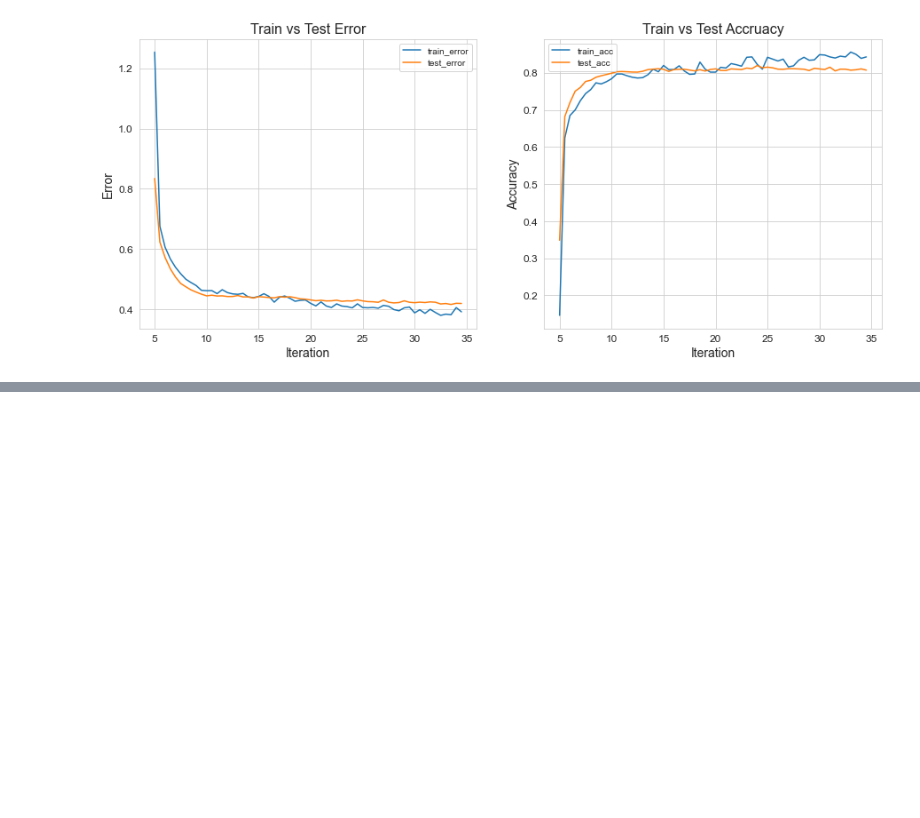
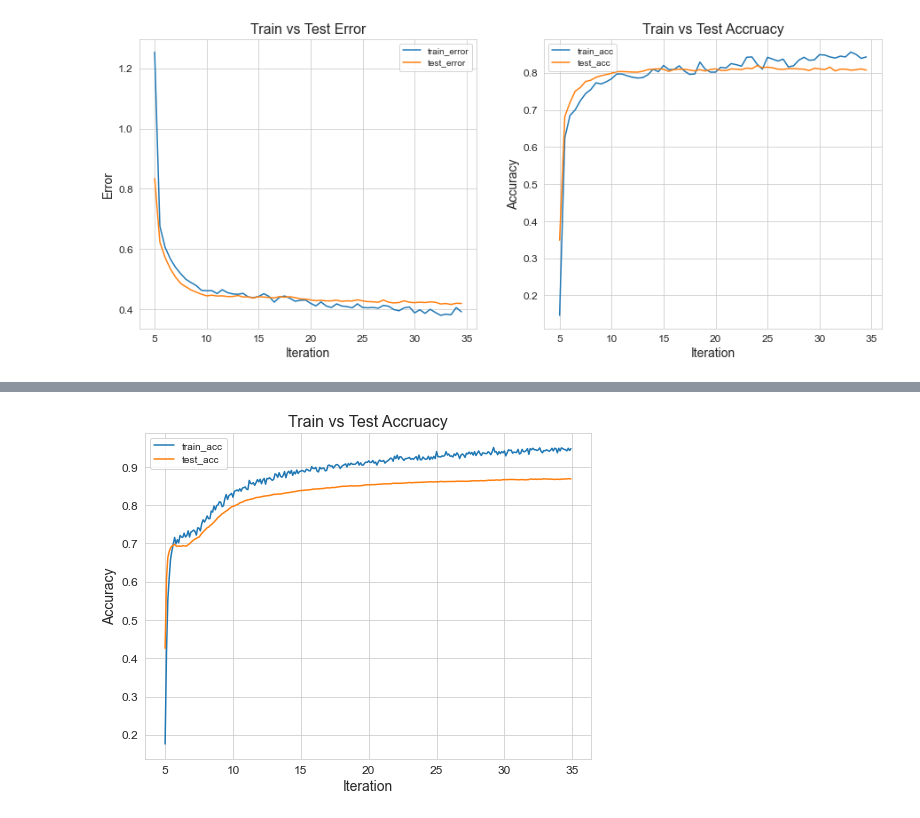
Before and after one commit to AnirbanDatta87/Python, a Jupyter notebook: Concepts/M13 - DL/13.2 ANN - Generalized Gradient Descent.ipynb, the cells around one changed output, grey strips where cells are left out. Cells and saved outputs as stored; diff of their text form; code cells hidden in the pictures; blank space fills up the shorter version.

```diff
--- a/Concepts/M13 - DL/13.2 ANN - Generalized Gradient Descent.ipynb
+++ b/Concepts/M13 - DL/13.2 ANN - Generalized Gradient Descent.ipynb
@@ -516,0 +514,87 @@ plt.show()
+# %%
+from keras.datasets import mnist
+
+(x_train, y_train), (x_test, y_test) = mnist.load_data()
+
+images, labels = (x_train[0:1000].reshape(1000,28*28) / 255, y_train[0:1000])
+
+one_hot_labels = np.zeros((len(labels),10))
+for i,l in enumerate(labels):
+    one_hot_labels[i][l] = 1
+labels = one_hot_labels
+
+test_images = x_test.reshape(len(x_test),28*28) / 255
+test_labels = np.zeros((len(y_test),10))
+for i,l in enumerate(y_test):
+    test_labels[i][l] = 1
+
+def tanh(x):
+    return np.tanh(x)
+
+def tanh2deriv(output):
+    return 1 - (output ** 2)
+
+def softmax(x):
+    temp = np.exp(x)
+    return temp / np.sum(temp, axis=1, keepdims=True)
+
+alpha, iterations, hidden_size = (2, 300, 100)
+pixels_per_image, num_labels = (784, 10)
+batch_size = 100
+
+weights_0_1 = 0.02*np.random.random((pixels_per_image,hidden_size))-0.01
+weights_1_2 = 0.2*np.random.random((hidden_size,num_labels)) - 0.1
+
+train_acc_lst, test_acc_lst = [], []
+
+for j in range(iterations):
+    correct_cnt = 0
+    for i in range(int(len(images) / batch_size)):
+        batch_start, batch_end=((i * batch_size),((i+1)*batch_size))
+        layer_0 = images[batch_start:batch_end]
+        layer_1 = tanh(np.dot(layer_0,weights_0_1))
+        dropout_mask = np.random.randint(2,size=layer_1.shape)
+        layer_1 *= dropout_mask * 2
+        layer_2 = softmax(np.dot(layer_1,weights_1_2))
+
+        for k in range(batch_size):
+            correct_cnt += int(np.argmax(layer_2[k:k+1]) == np.argmax(labels[batch_start+k:batch_start+k+1]))
+
+        layer_2_delta = (labels[batch_start:batch_end]-layer_2) / (batch_size * layer_2.shape[0])
+        layer_1_delta = layer_2_delta.dot(weights_1_2.T) * tanh2deriv(layer_1)
+        layer_1_delta *= dropout_mask
+
+        weights_1_2 += alpha * layer_1.T.dot(layer_2_delta)
+        weights_0_1 += alpha * layer_0.T.dot(layer_1_delta)
+
+    test_correct_cnt = 0
+
+    for i in range(len(test_images)):
+
+        layer_0 = test_images[i:i+1]
+        layer_1 = tanh(np.dot(layer_0,weights_0_1))
+        layer_2 = np.dot(layer_1,weights_1_2)
+
+        test_correct_cnt += int(np.argmax(layer_2) == np.argmax(test_labels[i:i+1]))
+
+    train_acc_lst.append(correct_cnt/ float(len(images)))
+    test_acc_lst.append(test_correct_cnt/ float(len(test_images)))
+
+#     if(j % 10 == 5):
+#         sys.stdout.write("\n"+ \
+#          "I:" + str(j) + \
+#          " Test-Acc:"+str(test_correct_cnt/float(len(test_images)))+\
+#          " Train-Acc:" + str(correct_cnt/float(len(images))))
+
+df = pd.DataFrame(list(zip(train_acc_lst, test_acc_lst)),
+                  columns=['train_acc', 'test_acc'])
+
+fig, axes = plt.subplots(figsize = (8, 6))
+df[['train_acc', 'test_acc']].plot(ax = axes, title = 'Train vs Test Accruacy')
+axes.set_xlabel("Iteration")
+axes.set_ylabel("Accuracy")
+axes.set_xticklabels(df.index*5)
+axes.title.set_size(16)
+plt.show()
+# %% [output]
+[figure, added]
```
Also changed, not shown: parts of 6 cells of this notebook, 7 other files.
